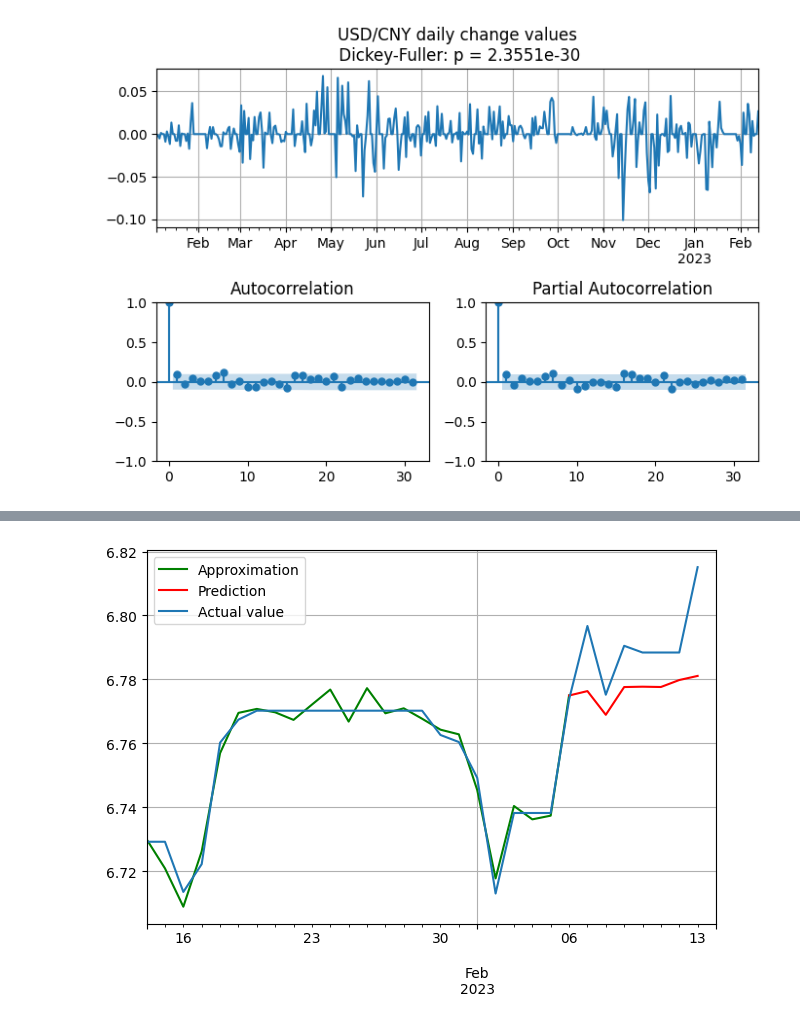
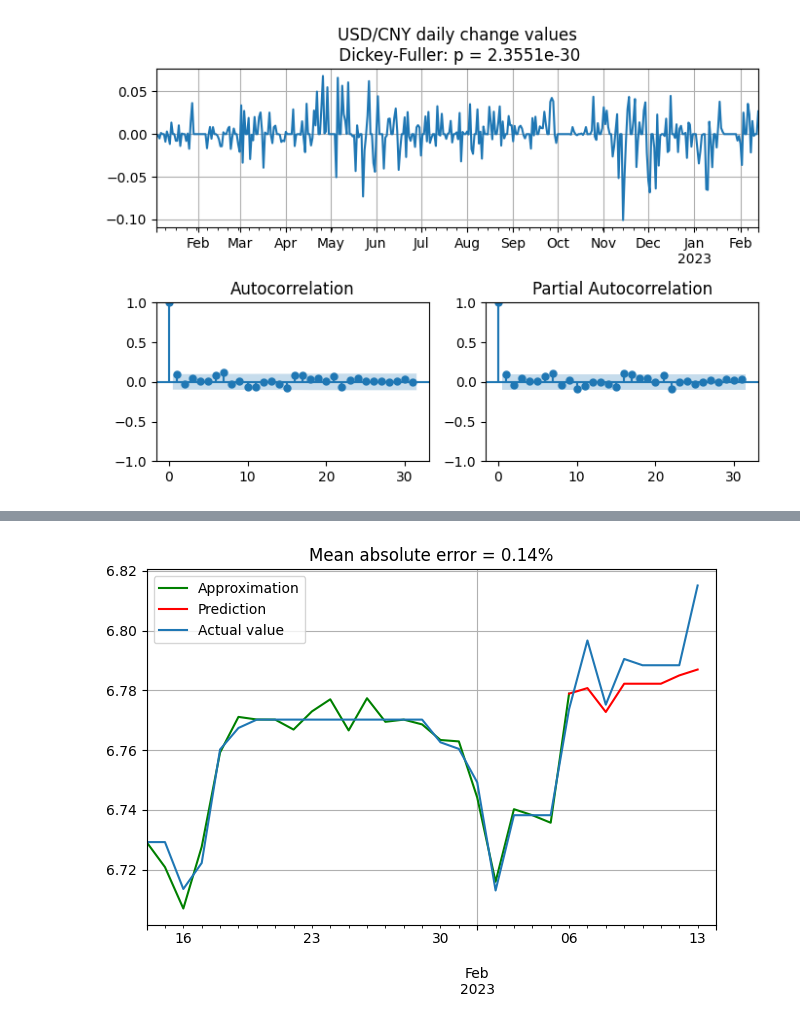
Before and after one commit to mfraynt/Currencies, a Jupyter notebook: Forecast 2.0.ipynb, the cells around one changed output, grey strips where cells are left out. Cells and saved outputs as stored; diff of their text form; code cells hidden in the pictures.

```diff
--- a/Forecast 2.0.ipynb
+++ b/Forecast 2.0.ipynb
@@ -116,8 +84,25 @@ Warnings:
 # %%
-model.predict(len(df1)-31, len(df1)-7).shift(-1).plot(color='green')
-model.predict(len(df1)-8, len(df1)).shift(-1).plot(color='red')
+train = df1[:int(len(df1)-7)]
+test = df1[-7: ]
+
+model =  sm.tsa.SARIMAX(
+    endog=train.VALUE,
+    order=(1,1,0),
+    seasonal_order=(1,1,1,7)
+).fit()
+
+model.summary()
+
+def mse_p(y_true, y_pred):
+    return np.mean(np.abs((y_true - y_pred) / y_true))
+
+y_approx = model.predict(len(df1)-31, len(df1)-7).shift(-1)
+y_approx.plot(color='green')
+y_pred = model.predict(len(df1)-8, len(df1)).shift(-1)
+y_pred.plot(color='red')
 df1.VALUE[-31:].plot()
 plt.legend(['Approximation','Prediction', 'Actual value']);
-plt.grid();
+plt.grid()
+plt.title(f"Mean absolute error = {mse_p(df1.VALUE[-8:],y_pred):0.2%}");
 # %% [output]
-[figure, old version]
+[figure, new version]
```
Also changed, not shown: parts of 1 cell of this notebook.
